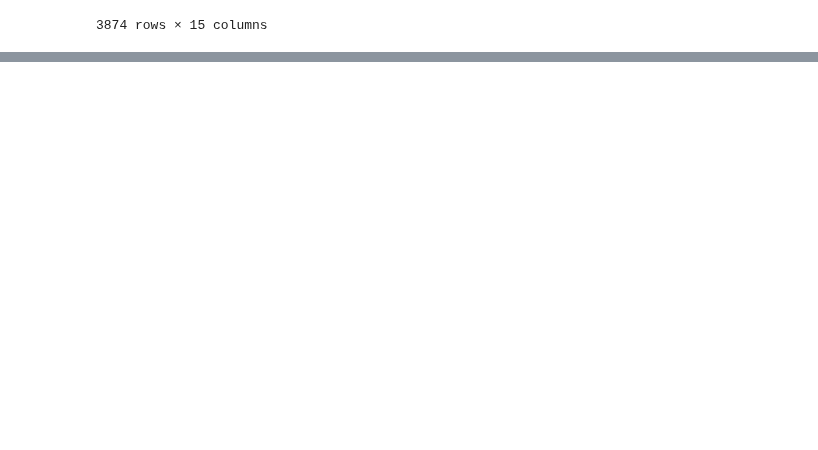
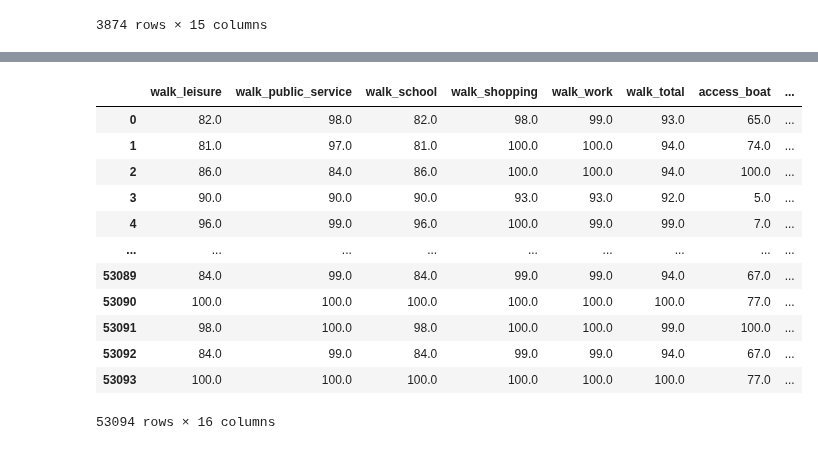
Before and after one commit to bunnybbear/BasicProg_DataViz65, a Jupyter notebook: Project.ipynb, the cells around one changed output, grey strips where cells are left out. Saved outputs shown, nothing was run; the diff lists cells and outputs as text; code cells hidden in the pictures; blank space fills up the shorter version.

```diff
--- a/Project.ipynb
+++ b/Project.ipynb
@@ -382,0 +498,22 @@ dtype: bool
+# %%
+LV = All_Clean[['walk_leisure',
+       'walk_public_service', 'walk_school', 'walk_shopping', 'walk_work',
+       'walk_total', 'access_boat', 'access_bus', 'access_train',
+       'access_total', 'drive_leisure', 'drive_public_service', 'drive_school',
+       'drive_shopping', 'drive_work', 'drive_total']]
+# %%
+LV
+# %% [output]
+|  | walk_leisure | walk_public_service | walk_school | walk_shopping | walk_work | walk_total | access_boat | ... |
+| 0 | 82.0 | 98.0 | 82.0 | 98.0 | 99.0 | 93.0 | 65.0 | ... |
+| 1 | 81.0 | 97.0 | 81.0 | 100.0 | 100.0 | 94.0 | 74.0 | ... |
+| 2 | 86.0 | 84.0 | 86.0 | 100.0 | 100.0 | 94.0 | 100.0 | ... |
+| 3 | 90.0 | 90.0 | 90.0 | 93.0 | 93.0 | 92.0 | 5.0 | ... |
+| 4 | 96.0 | 99.0 | 96.0 | 100.0 | 99.0 | 99.0 | 7.0 | ... |
+| ... | ... | ... | ... | ... | ... | ... | ... | ... |
+| 53089 | 84.0 | 99.0 | 84.0 | 99.0 | 99.0 | 94.0 | 67.0 | ... |
+| 53090 | 100.0 | 100.0 | 100.0 | 100.0 | 100.0 | 100.0 | 77.0 | ... |
+| 53091 | 98.0 | 100.0 | 98.0 | 100.0 | 100.0 | 99.0 | 100.0 | ... |
+| 53092 | 84.0 | 99.0 | 84.0 | 99.0 | 99.0 | 94.0 | 67.0 | ... |
+| 53093 | 100.0 | 100.0 | 100.0 | 100.0 | 100.0 | 100.0 | 77.0 | ... |
+53094 rows × 16 columns
```
Also changed, not shown: parts of 25 cells of this notebook.
